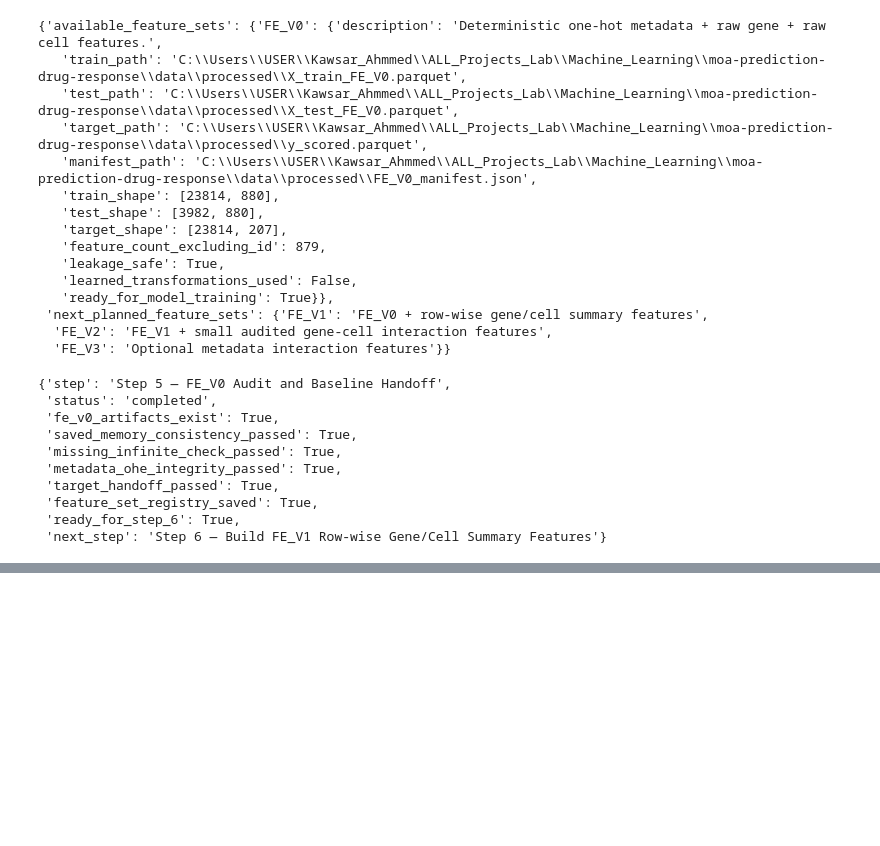
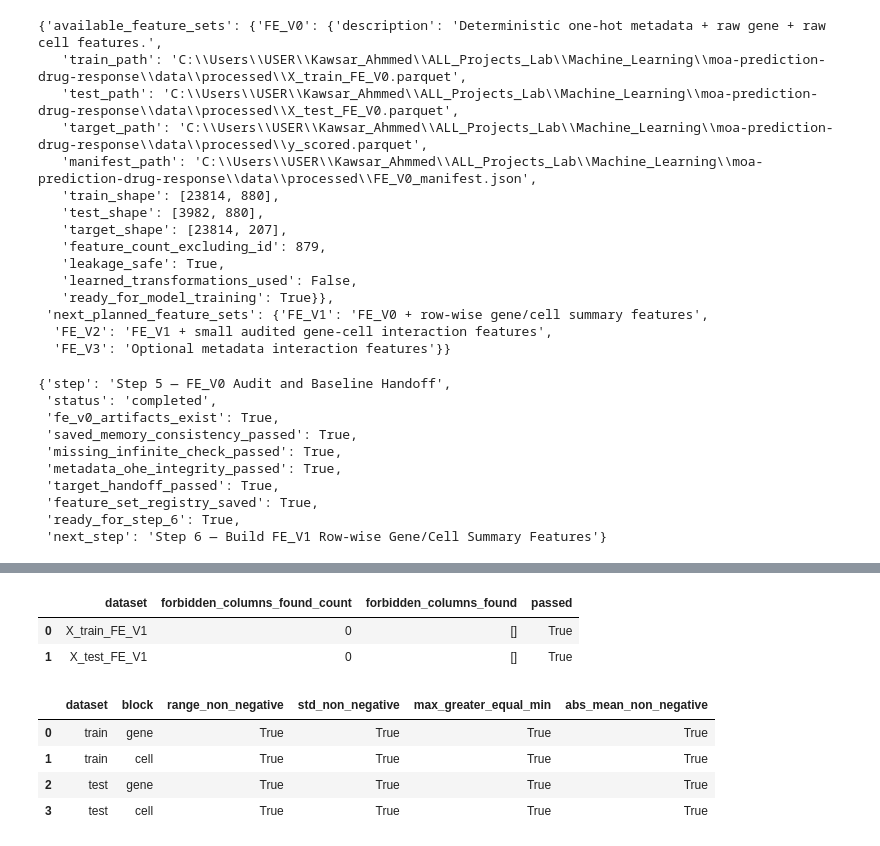
Before and after one commit to kawsar07ahmmed0712-rgb/moa-prediction-drug-response, a Jupyter notebook: notebooks/03_feature_engineering.ipynb, the cells around one changed output, grey strips where cells are left out. Cells and saved outputs as stored; diff of their text form; code cells hidden in the pictures; blank space fills up the shorter version.

```diff
--- a/notebooks/03_feature_engineering.ipynb
+++ b/notebooks/03_feature_engineering.ipynb
@@ -1940,0 +2193,65 @@ step_5_status
+# %%
+fe_v1_forbidden_train_found = sorted(
+    list(set(X_train_fe_v1.columns).intersection(forbidden_input_columns))
+)
+
+fe_v1_forbidden_test_found = sorted(
+    list(set(X_test_fe_v1.columns).intersection(forbidden_input_columns))
+)
+
+fe_v1_forbidden_column_audit = pd.DataFrame({
+    "dataset": [
+        "X_train_FE_V1",
+        "X_test_FE_V1"
+    ],
+    "forbidden_columns_found_count": [
+        len(fe_v1_forbidden_train_found),
+        len(fe_v1_forbidden_test_found)
+    ],
+    "forbidden_columns_found": [
+        fe_v1_forbidden_train_found,
+        fe_v1_forbidden_test_found
+    ],
+    "passed": [
+        len(fe_v1_forbidden_train_found) == 0,
+        len(fe_v1_forbidden_test_found) == 0
+    ]
+})
+
+fe_v1_forbidden_column_audit
+# %% [output]
+|  | dataset | forbidden_columns_found_count | forbidden_columns_found | passed |
+| 0 | X_train_FE_V1 | 0 | [] | True |
+| 1 | X_test_FE_V1 | 0 | [] | True |
+# %%
+fe_v1_summary_sanity_rows = []
+
+for dataset_name, df in [
+    ("train", X_train_fe_v1),
+    ("test", X_test_fe_v1)
+]:
+    for block_name in ["gene", "cell"]:
+        min_col = f"{block_name}_min"
+        max_col = f"{block_name}_max"
+        range_col = f"{block_name}_range"
+        std_col = f"{block_name}_std"
+        abs_mean_col = f"{block_name}_abs_mean"
+
+        fe_v1_summary_sanity_rows.append({
+            "dataset": dataset_name,
+            "block": block_name,
+            "range_non_negative": bool((df[range_col] >= 0).all()),
+            "std_non_negative": bool((df[std_col] >= 0).all()),
+            "max_greater_equal_min": bool((df[max_col] >= df[min_col]).all()),
+            "abs_mean_non_negative": bool((df[abs_mean_col] >= 0).all())
+        })
+
+fe_v1_summary_sanity_audit = pd.DataFrame(fe_v1_summary_sanity_rows)
+
+fe_v1_summary_sanity_audit
+# %% [output]
+|  | dataset | block | range_non_negative | std_non_negative | max_greater_equal_min | abs_mean_non_negative |
+| 0 | train | gene | True | True | True | True |
+| 1 | train | cell | True | True | True | True |
+| 2 | test | gene | True | True | True | True |
+| 3 | test | cell | True | True | True | True |
```
Also changed, not shown: parts of 15 cells of this notebook.
